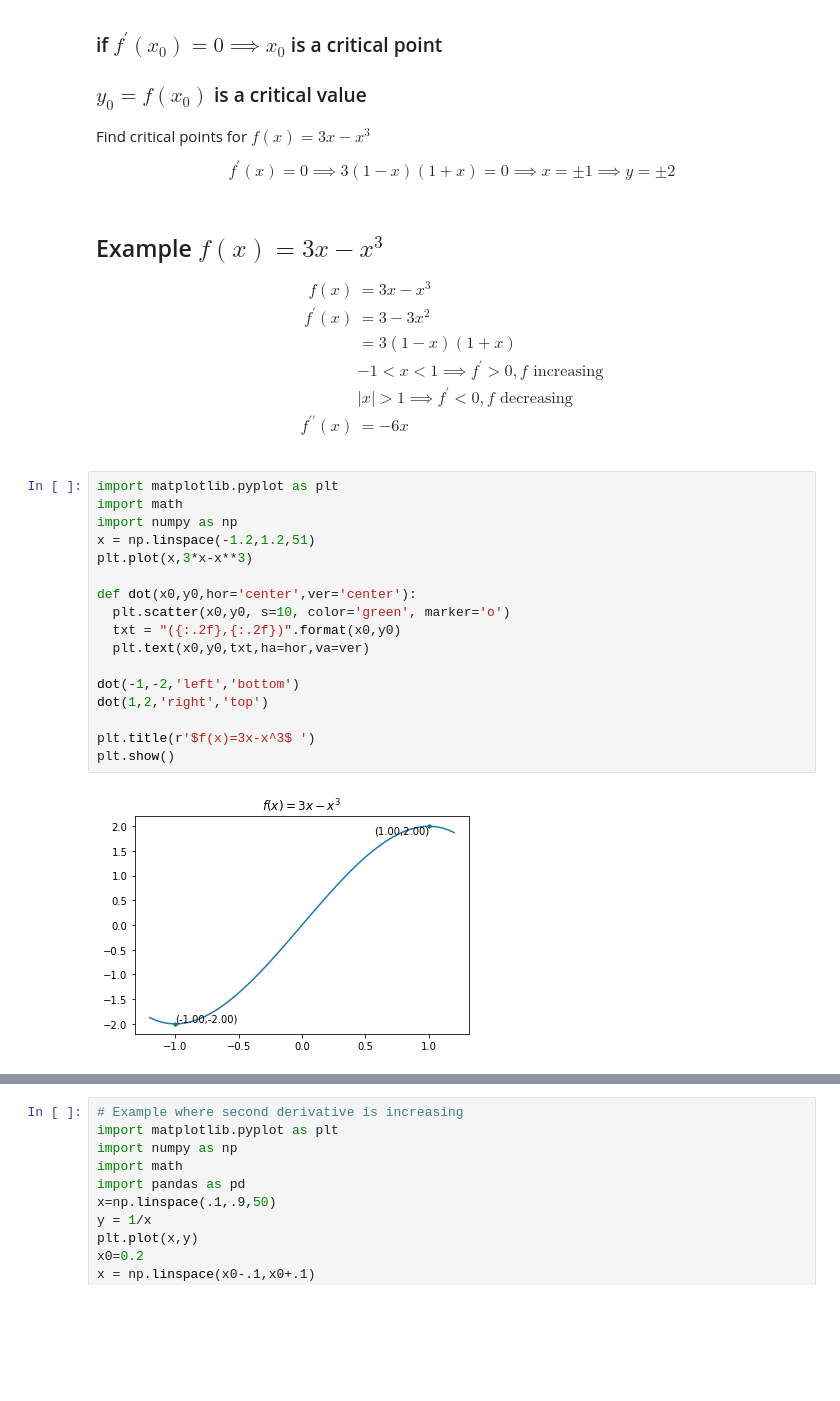
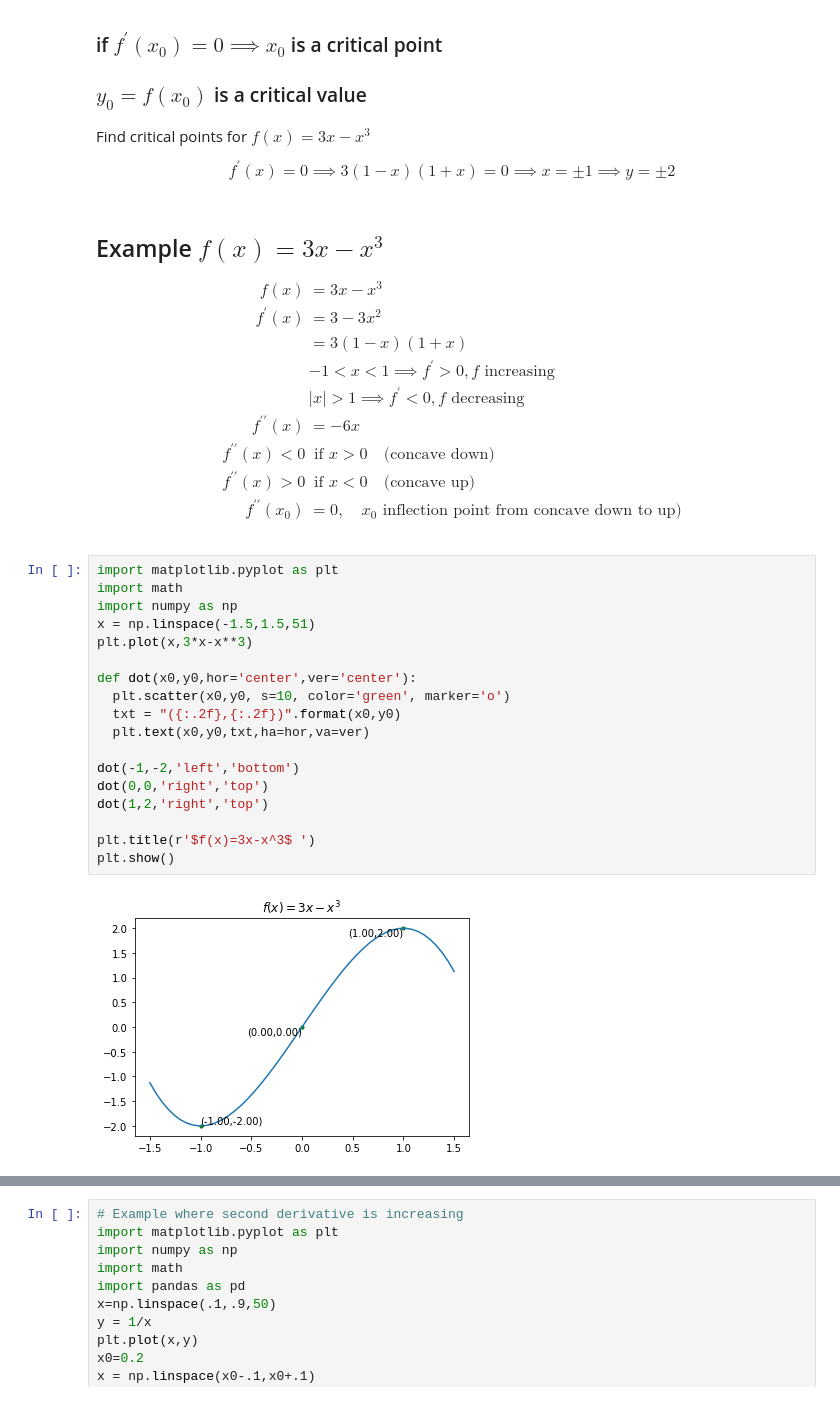
Before and after one commit to baileybunch5dad/ma1801, a Jupyter notebook: curvesketching.ipynb, the cells around one changed output, grey strips where cells are left out. Drawn from its saved outputs; the diff is of its cells as text; blank space fills up the shorter version.

```diff
--- a/curvesketching.ipynb
+++ b/curvesketching.ipynb
@@ -30,25 +30,29 @@ f^{\prime}(x) &= 3-3x^2 \\
 &= 3(1-x)(1+x) \\
 & -1<x<1 \implies f^{\prime}>0, f \text{ increasing} \\
 & |x|>1 \implies f^{\prime} < 0, f \text{ decreasing} \\
-f^{\prime \prime} (x) &= -6x \\
+f^{\prime\prime} (x) &= -6x \\
+f^{\prime\prime}(x) <0 & \text{ if }x>0  \quad \text{(concave down)} \\
+f^{\prime\prime}(x) >0 &  \text{ if }x<0 \quad \text{(concave up)} \\
+f^{\prime\prime}(x_0)&=0 , \quad x_0 \text{ inflection point from concave down to up)} \\
 \end{aligned}
 $$
 # %%
 import matplotlib.pyplot as plt
 import math
 import numpy as np
-x = np.linspace(-1.2,1.2,51)
+x = np.linspace(-1.5,1.5,51)
 plt.plot(x,3*x-x**3)
 
 def dot(x0,y0,hor='center',ver='center'):
   plt.scatter(x0,y0, s=10, color='green', marker='o')
   txt = "({:.2f},{:.2f})".format(x0,y0)
   plt.text(x0,y0,txt,ha=hor,va=ver)
 
 dot(-1,-2,'left','bottom')
+dot(0,0,'right','top')
 dot(1,2,'right','top')
 
 plt.title(r'$f(x)=3x-x^3$ ')
 plt.show()
 # %% [output]
-[figure, old version]
+[figure, new version]
```
Also changed, not shown: parts of 2 cells of this notebook.
